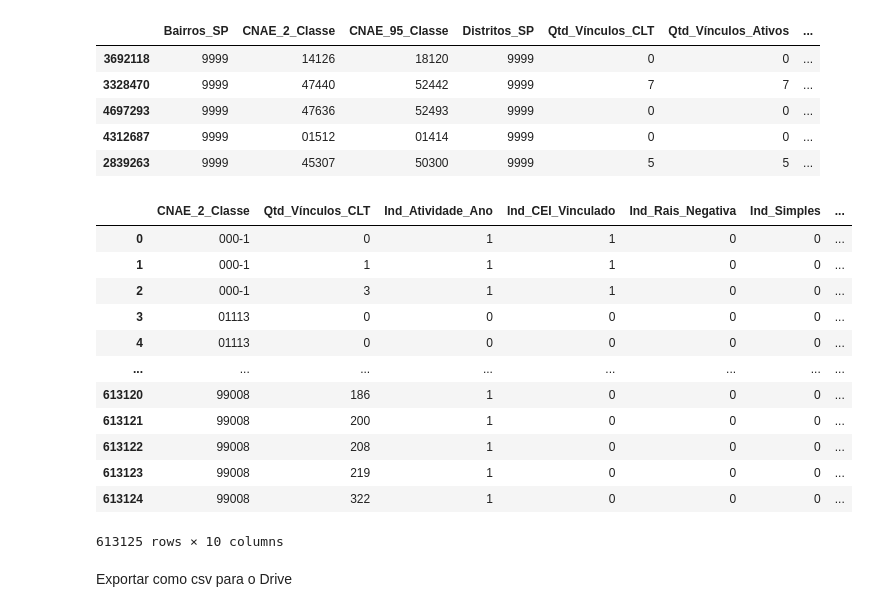
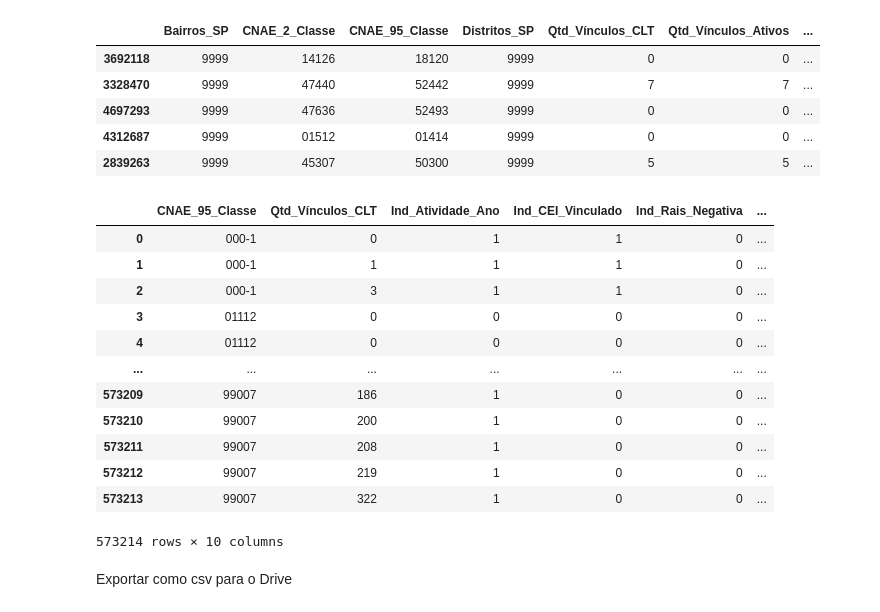
Before and after one commit to alerosenberg/rais_ale, a Jupyter notebook: Importar_RAIS.ipynb, the cells around one changed output. Cells and saved outputs as stored; diff of their text form; code cells hidden in the pictures.

```diff
--- a/Importar_RAIS.ipynb
+++ b/Importar_RAIS.ipynb
@@ -189,25 +189,25 @@ base08.sort_values("Município", ascending=True).head(5)
 | 4312687 | 9999 | 01512 | 01414 | 9999 | 0 | 0 | ... |
 | 2839263 | 9999 | 45307 | 50300 | 9999 | 5 | 5 | ... |
 # %%
-cubo = base08.groupby(["CNAE_2_Classe","Qtd_Vínculos_CLT","Ind_Atividade_Ano","Ind_CEI_Vinculado",
-"Ind_Rais_Negativa","Ind_Simples","Município","Natureza_Jurídica","Tamanho_Estabelecimento"])["CNAE_2_Classe"].count().reset_index(name="count")
+cubo = base08.groupby(["CNAE_95_Classe","Qtd_Vínculos_CLT","Ind_Atividade_Ano","Ind_CEI_Vinculado",
+"Ind_Rais_Negativa","Ind_Simples","Município","Natureza_Jurídica","Tamanho_Estabelecimento"])["CNAE_95_Classe"].count().reset_index(name="count")
 cubo
-# cubo = base08.groupby(['CNAE_2_Classe','Qtd_Vínculos_CLT','Ind_Atividade_Ano','Ind_CEI_Vinculado',
+# cubo = base08.groupby(['CNAE_95_Classe','Qtd_Vínculos_CLT','Ind_Atividade_Ano','Ind_CEI_Vinculado',
 # 'Ind_Rais_Negativa','Ind_Simples','Município','Natureza_Jurídica','Tamanho_Estabelecimento']).count()
 # %% [output]
-|  | CNAE_2_Classe | Qtd_Vínculos_CLT | Ind_Atividade_Ano | Ind_CEI_Vinculado | Ind_Rais_Negativa | Ind_Simples | ... |
-| 0 | 000-1 | 0 | 1 | 1 | 0 | 0 | ... |
-| 1 | 000-1 | 1 | 1 | 1 | 0 | 0 | ... |
-| 2 | 000-1 | 3 | 1 | 1 | 0 | 0 | ... |
-| 3 | 01113 | 0 | 0 | 0 | 0 | 0 | ... |
-| 4 | 01113 | 0 | 0 | 0 | 0 | 0 | ... |
-| ... | ... | ... | ... | ... | ... | ... | ... |
-| 613120 | 99008 | 186 | 1 | 0 | 0 | 0 | ... |
-| 613121 | 99008 | 200 | 1 | 0 | 0 | 0 | ... |
-| 613122 | 99008 | 208 | 1 | 0 | 0 | 0 | ... |
-| 613123 | 99008 | 219 | 1 | 0 | 0 | 0 | ... |
-| 613124 | 99008 | 322 | 1 | 0 | 0 | 0 | ... |
+|  | CNAE_95_Classe | Qtd_Vínculos_CLT | Ind_Atividade_Ano | Ind_CEI_Vinculado | Ind_Rais_Negativa | ... |
+| 0 | 000-1 | 0 | 1 | 1 | 0 | ... |
+| 1 | 000-1 | 1 | 1 | 1 | 0 | ... |
+| 2 | 000-1 | 3 | 1 | 1 | 0 | ... |
+| 3 | 01112 | 0 | 0 | 0 | 0 | ... |
+| 4 | 01112 | 0 | 0 | 0 | 0 | ... |
+| ... | ... | ... | ... | ... | ... | ... |
+| 573209 | 99007 | 186 | 1 | 0 | 0 | ... |
+| 573210 | 99007 | 200 | 1 | 0 | 0 | ... |
+| 573211 | 99007 | 208 | 1 | 0 | 0 | ... |
+| 573212 | 99007 | 219 | 1 | 0 | 0 | ... |
+| 573213 | 99007 | 322 | 1 | 0 | 0 | ... |
-613125 rows × 10 columns
+573214 rows × 10 columns
 # %% [markdown]
 Exportar como csv para o Drive
 # %%
```
